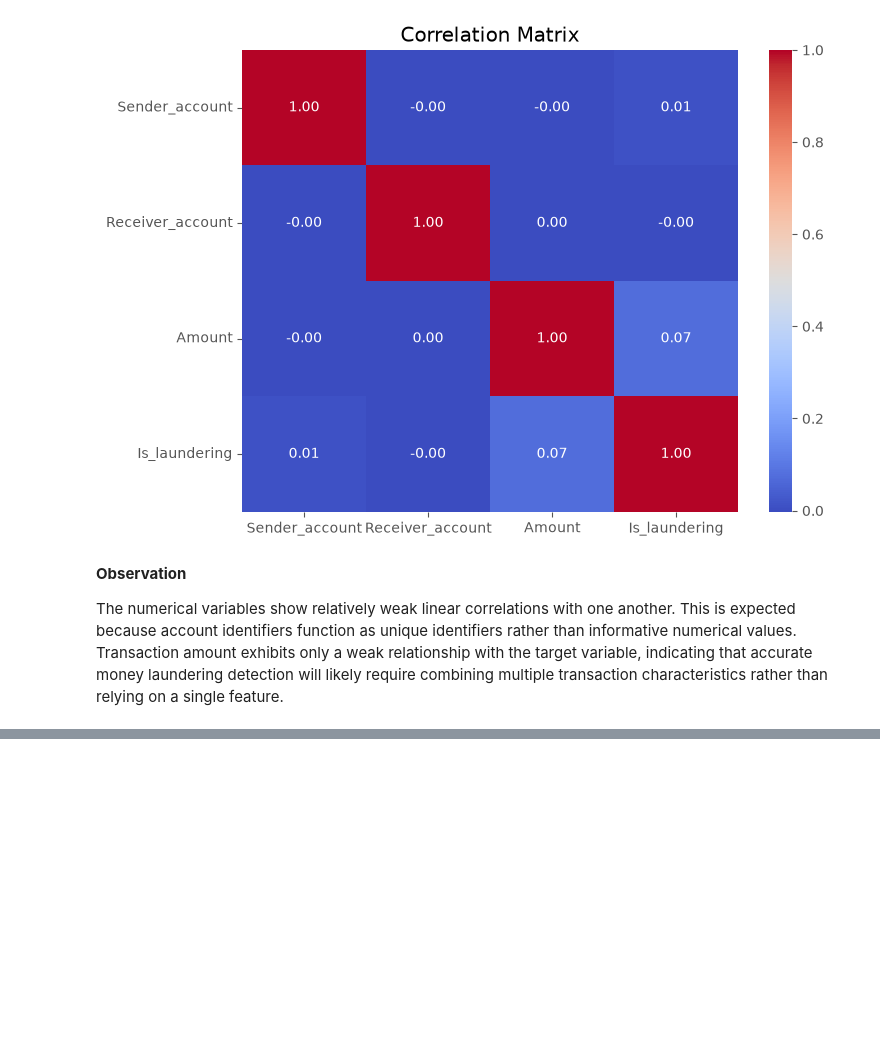
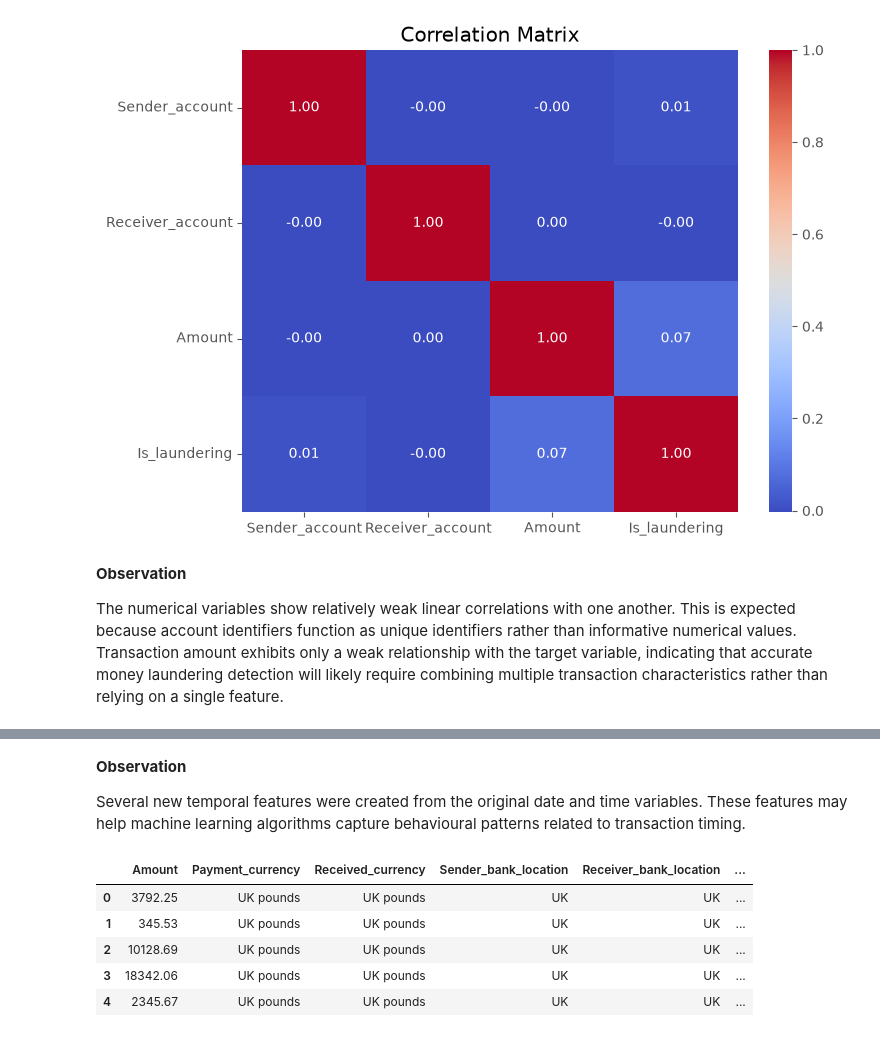
Before and after one commit to slavenageorgieva7-ui/Machine-Learning, a Jupyter notebook: Project 3(1).ipynb, the cells around one changed output, grey strips where cells are left out. Drawn from its saved outputs; the diff is of its cells as text; code cells hidden in the pictures; blank space fills up the shorter version.

```diff
--- a/Project 3(1).ipynb
+++ b/Project 3(1).ipynb
@@ -1152,0 +1284,20 @@ The numerical variables show relatively weak linear correlations with one anothe
+# %% [markdown]
+**Observation**
+
+Several new temporal features were created from the original date and time variables. These features may help machine learning algorithms capture behavioural patterns related to transaction timing.
+# %%
+df = df.drop(
+    columns=[
+        "Date",
+        "Time"
+    ]
+)
+
+df.head()
+# %% [output]
+|  | Amount | Payment_currency | Received_currency | Sender_bank_location | Receiver_bank_location | ... |
+| 0 | 3792.25 | UK pounds | UK pounds | UK | UK | ... |
+| 1 | 345.53 | UK pounds | UK pounds | UK | UK | ... |
+| 2 | 10128.69 | UK pounds | UK pounds | UK | UK | ... |
+| 3 | 18342.06 | UK pounds | UK pounds | UK | UK | ... |
+| 4 | 2345.67 | UK pounds | UK pounds | UK | UK | ... |
```
Also changed, not shown: parts of 41 cells of this notebook.
